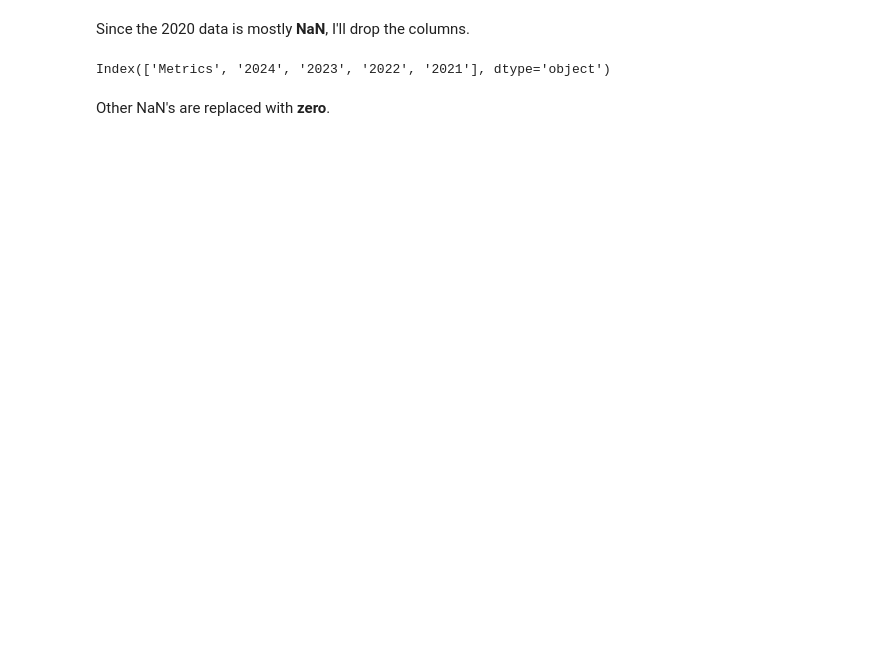
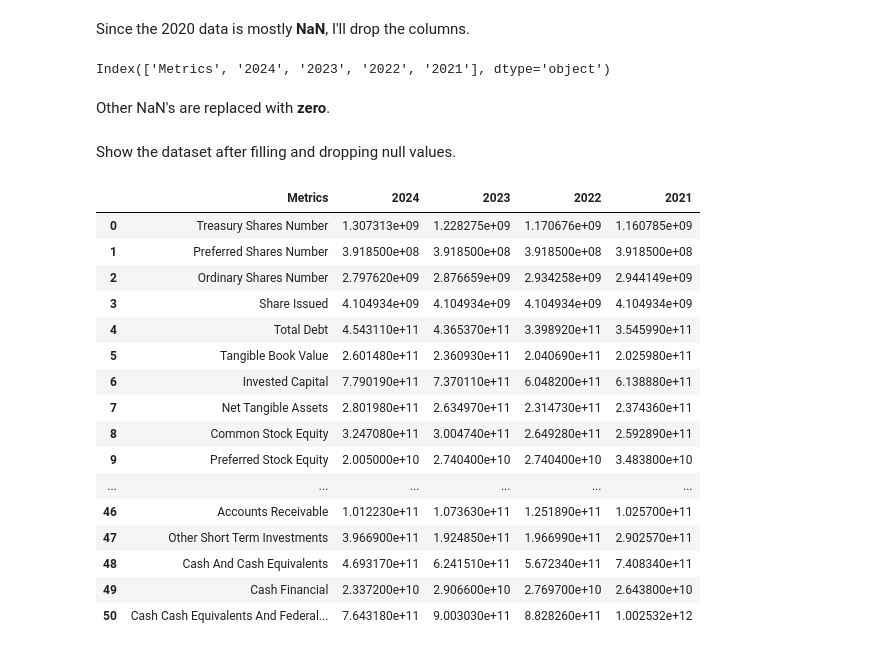
Before and after one commit to pvtzurbito/data_science, a Jupyter notebook: Learning Pandas/pandas101.ipynb, the cells around one changed output. Cells and saved outputs as stored; diff of their text form; code cells hidden in the pictures; blank space fills up the shorter version.

```diff
--- a/Learning Pandas/pandas101.ipynb
+++ b/Learning Pandas/pandas101.ipynb
@@ -91,0 +104,22 @@ balance_df = balance_df.fillna(0)
+# %% [markdown]
+Show the dataset after filling and dropping null values.
+# %%
+balance_df
+# %% [output]
+|  | Metrics | 2024 | 2023 | 2022 | 2021 |
+| 0 | Treasury Shares Number | 1.307313e+09 | 1.228275e+09 | 1.170676e+09 | 1.160785e+09 |
+| 1 | Preferred Shares Number | 3.918500e+08 | 3.918500e+08 | 3.918500e+08 | 3.918500e+08 |
+| 2 | Ordinary Shares Number | 2.797620e+09 | 2.876659e+09 | 2.934258e+09 | 2.944149e+09 |
+| 3 | Share Issued | 4.104934e+09 | 4.104934e+09 | 4.104934e+09 | 4.104934e+09 |
+| 4 | Total Debt | 4.543110e+11 | 4.365370e+11 | 3.398920e+11 | 3.545990e+11 |
+| 5 | Tangible Book Value | 2.601480e+11 | 2.360930e+11 | 2.040690e+11 | 2.025980e+11 |
+| 6 | Invested Capital | 7.790190e+11 | 7.370110e+11 | 6.048200e+11 | 6.138880e+11 |
+| 7 | Net Tangible Assets | 2.801980e+11 | 2.634970e+11 | 2.314730e+11 | 2.374360e+11 |
+| 8 | Common Stock Equity | 3.247080e+11 | 3.004740e+11 | 2.649280e+11 | 2.592890e+11 |
+| 9 | Preferred Stock Equity | 2.005000e+10 | 2.740400e+10 | 2.740400e+10 | 3.483800e+10 |
+| ... | ... | ... | ... | ... | ... |
+| 46 | Accounts Receivable | 1.012230e+11 | 1.073630e+11 | 1.251890e+11 | 1.025700e+11 |
+| 47 | Other Short Term Investments | 3.966900e+11 | 1.924850e+11 | 1.966990e+11 | 2.902570e+11 |
+| 48 | Cash And Cash Equivalents | 4.693170e+11 | 6.241510e+11 | 5.672340e+11 | 7.408340e+11 |
+| 49 | Cash Financial | 2.337200e+10 | 2.906600e+10 | 2.769700e+10 | 2.643800e+10 |
+| 50 | Cash Cash Equivalents And Federal... | 7.643180e+11 | 9.003030e+11 | 8.828260e+11 | 1.002532e+12 |
```
Also changed, not shown: parts of 13 cells of this notebook, 1 other file.
